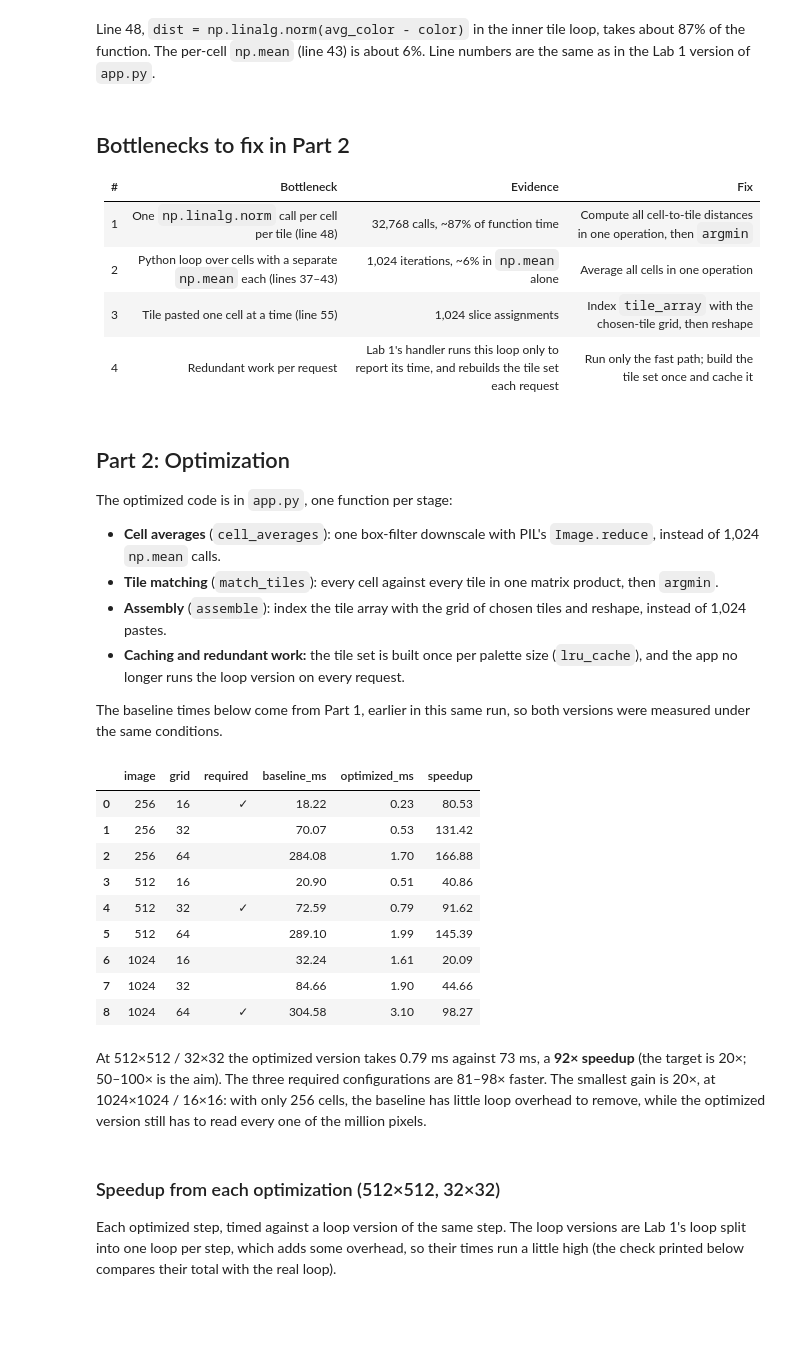
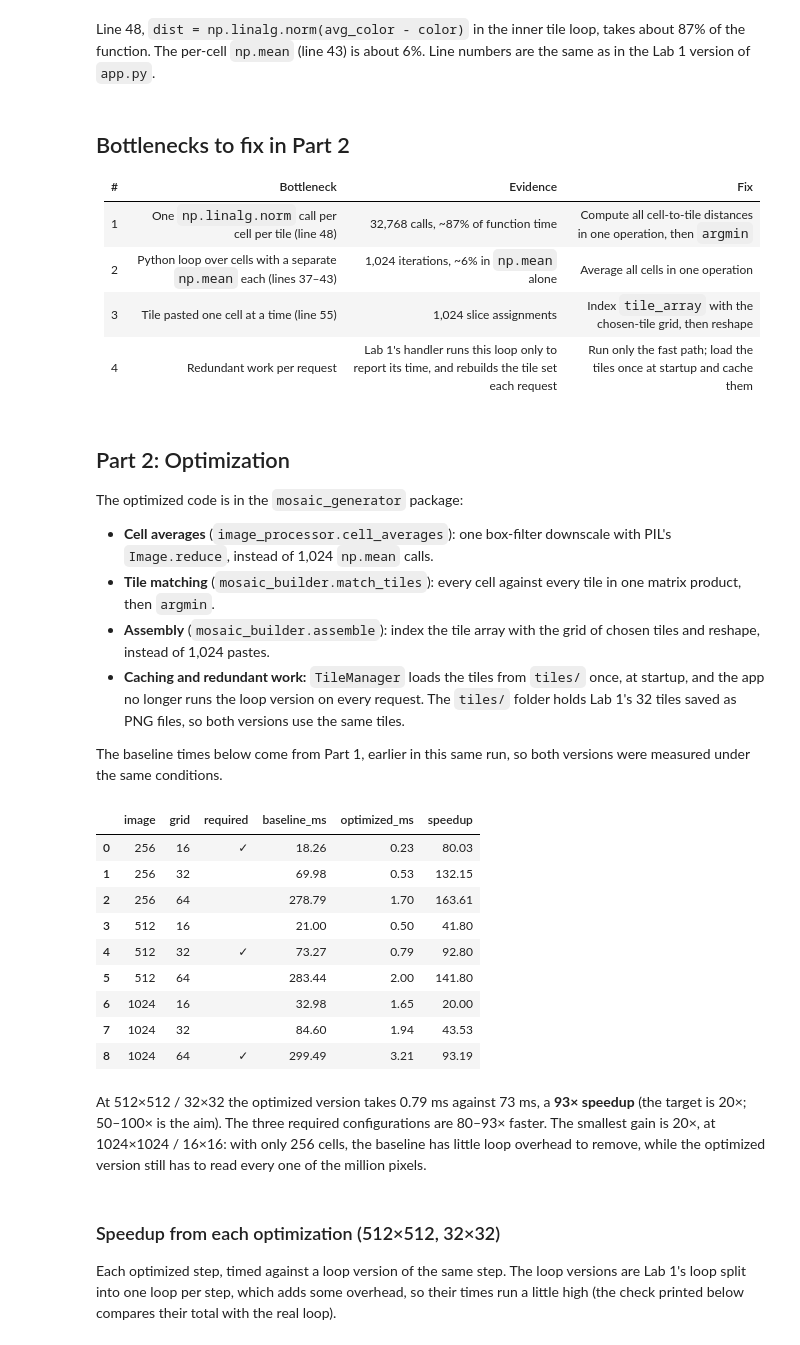
Before and after one commit to robertwzhou/ImageMosaicGenerator, a Jupyter notebook: profiling_analysis.ipynb, the cells around one changed output. Drawn from its saved outputs; the diff is of its cells as text; code cells hidden in the pictures; blank space fills up the shorter version.

```diff
--- a/profiling_analysis.ipynb
+++ b/profiling_analysis.ipynb
@@ -172,39 +172,44 @@ Line 48, `dist = np.linalg.norm(avg_color - color)` in the inner tile loop, take
 | 1 | One `np.linalg.norm` call per cell per tile (line 48) | 32,768 calls, ~87% of function time | Compute all cell-to-tile distances in one operation, then `argmin` |
 | 2 | Python loop over cells with a separate `np.mean` each (lines 37–43) | 1,024 iterations, ~6% in `np.mean` alone | Average all cells in one operation |
 | 3 | Tile pasted one cell at a time (line 55) | 1,024 slice assignments | Index `tile_array` with the chosen-tile grid, then reshape |
-| 4 | Redundant work per request | Lab 1's handler runs this loop only to report its time, and rebuilds the tile set each request | Run only the fast path; build the tile set once and cache it |
+| 4 | Redundant work per request | Lab 1's handler runs this loop only to report its time, and rebuilds the tile set each request | Run only the fast path; load the tiles once at startup and cache them |
 # %% [markdown]
 ## Part 2: Optimization
 
-The optimized code is in `app.py`, one function per stage:
-- **Cell averages** (`cell_averages`): one box-filter downscale with PIL's `Image.reduce`, instead of 1,024 `np.mean` calls.
-- **Tile matching** (`match_tiles`): every cell against every tile in one matrix product, then `argmin`.
-- **Assembly** (`assemble`): index the tile array with the grid of chosen tiles and reshape, instead of 1,024 pastes.
-- **Caching and redundant work:** the tile set is built once per palette size (`lru_cache`), and the app no longer runs the loop version on every request.
+The optimized code is in the `mosaic_generator` package:
+- **Cell averages** (`image_processor.cell_averages`): one box-filter downscale with PIL's `Image.reduce`, instead of 1,024 `np.mean` calls.
+- **Tile matching** (`mosaic_builder.match_tiles`): every cell against every tile in one matrix product, then `argmin`.
+- **Assembly** (`mosaic_builder.assemble`): index the tile array with the grid of chosen tiles and reshape, instead of 1,024 pastes.
+- **Caching and redundant work:** `TileManager` loads the tiles from `tiles/` once, at startup, and the app no longer runs the loop version on every request. The `tiles/` folder holds Lab 1's 32 tiles saved as PNG files, so both versions use the same tiles.
 
 The baseline times below come from Part 1, earlier in this same run, so both versions were measured under the same conditions.
 # %%
-from app import assemble, build_tiles, cell_averages, match_tiles, optimized_mosaic, process_image
+from mosaic_generator import MosaicBuilder, TileManager
+from mosaic_generator.image_processor import cell_averages
+from mosaic_generator.mosaic_builder import assemble, match_tiles
 
-opt_ms = [1e3 * time_runs(lambda: optimized_mosaic(images[size], grid, tile_array, base_colors), n=50).mean()
+tile_manager = TileManager("tiles")
+builders = {grid: MosaicBuilder(tile_manager, grid) for grid in GRID_SIZES}
+
+opt_ms = [1e3 * time_runs(lambda: builders[grid].create_mosaic(images[size]), n=50).mean()
           for size, grid in zip(timings.image, timings.grid)]
 comparison = timings[["image", "grid", "required"]].assign(baseline_ms=1e3 * timings.mean_s, optimized_ms=opt_ms)
 comparison["speedup"] = comparison.baseline_ms / comparison.optimized_ms
 comparison.to_csv("results/optimized_timings.csv", index=False)
 comparison.round(2)
 # %% [output]
 |  | image | grid | required | baseline_ms | optimized_ms | speedup |
-| 0 | 256 | 16 | ✓ | 18.22 | 0.23 | 80.53 |
-| 1 | 256 | 32 |  | 70.07 | 0.53 | 131.42 |
-| 2 | 256 | 64 |  | 284.08 | 1.70 | 166.88 |
-| 3 | 512 | 16 |  | 20.90 | 0.51 | 40.86 |
-| 4 | 512 | 32 | ✓ | 72.59 | 0.79 | 91.62 |
-| 5 | 512 | 64 |  | 289.10 | 1.99 | 145.39 |
-| 6 | 1024 | 16 |  | 32.24 | 1.61 | 20.09 |
-| 7 | 1024 | 32 |  | 84.66 | 1.90 | 44.66 |
-| 8 | 1024 | 64 | ✓ | 304.58 | 3.10 | 98.27 |
+| 0 | 256 | 16 | ✓ | 18.26 | 0.23 | 80.03 |
+| 1 | 256 | 32 |  | 69.98 | 0.53 | 132.15 |
+| 2 | 256 | 64 |  | 278.79 | 1.70 | 163.61 |
+| 3 | 512 | 16 |  | 21.00 | 0.50 | 41.80 |
+| 4 | 512 | 32 | ✓ | 73.27 | 0.79 | 92.80 |
+| 5 | 512 | 64 |  | 283.44 | 2.00 | 141.80 |
+| 6 | 1024 | 16 |  | 32.98 | 1.65 | 20.00 |
+| 7 | 1024 | 32 |  | 84.60 | 1.94 | 43.53 |
+| 8 | 1024 | 64 | ✓ | 299.49 | 3.21 | 93.19 |
 # %% [markdown]
-At 512×512 / 32×32 the optimized version takes 0.79 ms against 73 ms, a **92× speedup** (the target is 20×; 50–100× is the aim). The three required configurations are 81–98× faster. The smallest gain is 20×, at 1024×1024 / 16×16: with only 256 cells, the baseline has little loop overhead to remove, while the optimized version still has to read every one of the million pixels.
+At 512×512 / 32×32 the optimized version takes 0.79 ms against 73 ms, a **93× speedup** (the target is 20×; 50–100× is the aim). The three required configurations are 80–93× faster. The smallest gain is 20×, at 1024×1024 / 16×16: with only 256 cells, the baseline has little loop overhead to remove, while the optimized version still has to read every one of the million pixels.
 # %% [markdown]
 ### Speedup from each optimization (512×512, 32×32)
 
```
Also changed, not shown: parts of 9 cells of this notebook, 46 other files.
